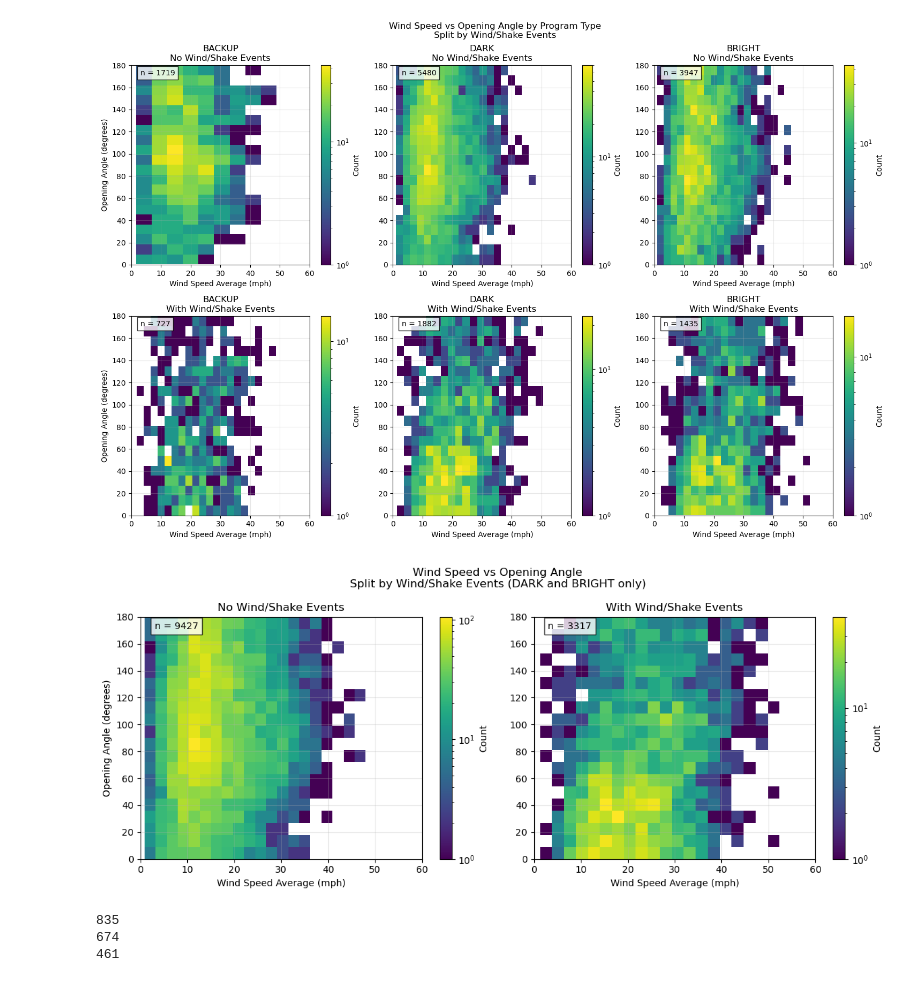
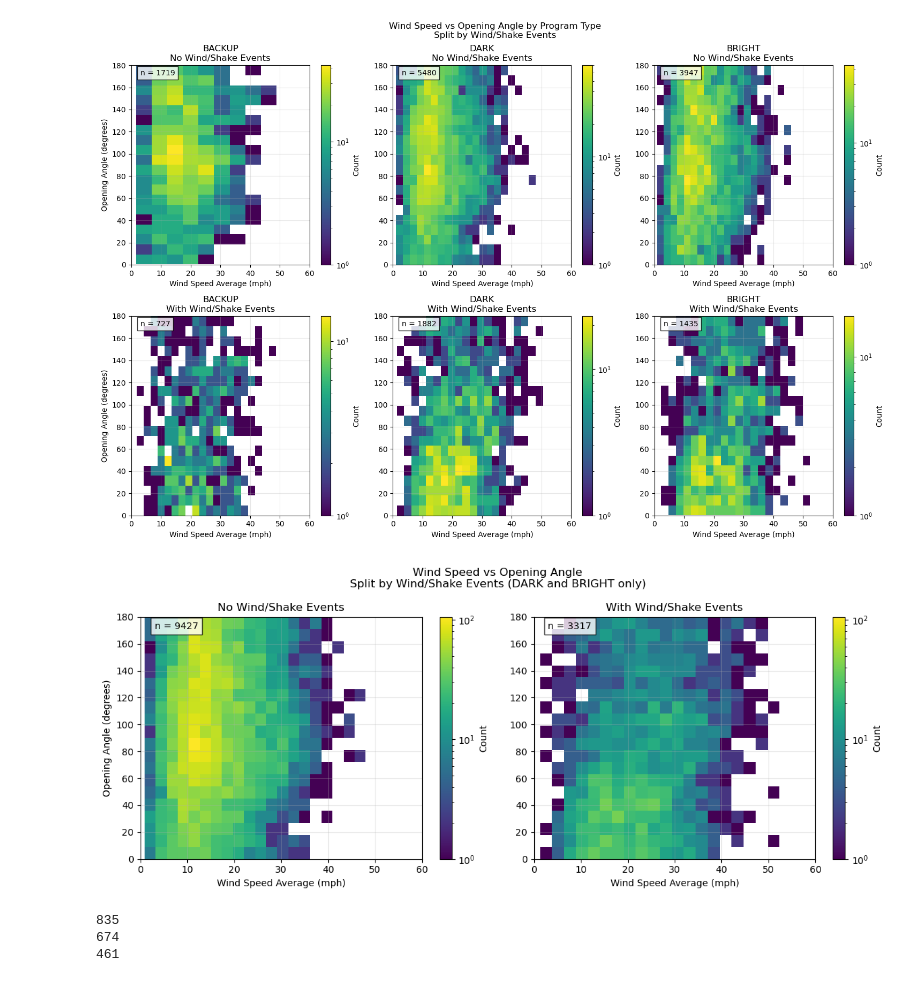
Before and after one commit to forero/wind_effects, a Jupyter notebook: plot_exposure_data.ipynb, the cells around one changed output. Saved outputs shown, nothing was run; the diff lists cells and outputs as text; code cells hidden in the pictures.

Commit message:
exposure data

```diff
--- a/plot_exposure_data.ipynb
+++ b/plot_exposure_data.ipynb
@@ -11,3 +9,6 @@ import matplotlib.pyplot as plt
 from scipy import stats
 # %%
-exposure_table = Table.read('extended_exposure_data.ecsv').to_pandas()
+extended_exposure_table = Table.read('extended_exposure_data.ecsv').to_pandas()
+wind_table = Table.read('wind_data.ecsv').to_pandas()
+shake_table = Table.read('wind_shake.ecsv').to_pandas()
+exposure_table = Table.read('exposure_data.ecsv').to_pandas()
@@ -275,6 +620,31 @@ def plot_wind_speed_vs_angle_2dhist_no_backup(df):
     # Create mask for DARK and BRIGHT programs
     program_mask = df['PROGRAM'].isin(['DARK', 'BRIGHT'])
 
+    # Calculate the overall min and max counts for consistent colorbar
+    all_counts = []
+    bins = (20, 20)
+
+    for has_events in [False, True]:
+        if has_events:
+            event_mask = (df['WIND_GUST_SUM'] + df['WIND_SHAKE_SUM']) > 0
+        else:
+            event_mask = (df['WIND_GUST_SUM'] + df['WIND_SHAKE_SUM']) == 0
+
+        combined_mask = program_mask & event_mask
+        filtered_data = df[combined_mask]
+
+        counts, _, _ = np.histogram2d(filtered_data['WIND_SPEED_AVG'],
+                                    filtered_data['WIND_OPENING_ANGLE'],
+                                    bins=bins)
+        all_counts.append(counts)
+
+    # Find global min and max for colorbar (excluding zero counts)
+    vmin = min(np.min(counts[counts > 0]) for counts in all_counts)
+    vmax = max(np.max(counts) for counts in all_counts)
+
+    # Create norm with consistent range
+    norm = plt.matplotlib.colors.LogNorm(vmin=vmin, vmax=vmax)
+
     # Create histogram for each condition
     for i, has_events in enumerate([False, True]):
         ax = axes[i]
@@ -291,44 +661,44 @@ def plot_wind_speed_vs_angle_2dhist_no_backup(df):
         combined_mask = program_mask & event_mask
         filtered_data = df[combined_mask]
 
-        # Create 2D histogram
+        # Create 2D histogram with shared norm
         hist = ax.hist2d(filtered_data['WIND_SPEED_AVG'],
                         filtered_data['WIND_OPENING_ANGLE'],
-                        bins=(20, 20),
+                        bins=bins,
                         cmap='viridis',
-                        norm=plt.matplotlib.colors.LogNorm())
+                        norm=norm)
 
         # Add colorbar
         plt.colorbar(hist[3], ax=ax, label='Count')
 
         # Add labels
         ax.set_xlabel('Wind Speed Average (mph)')
         if i == 0:
             ax.set_ylabel('Opening Angle (degrees)')
         ax.set_title(f'{title_prefix} Wind/Shake Events')
 
         # Set axis limits
         ax.set_ylim(0, 180)
         ax.set_xlim(0, 60)
 
         # Add grid
         ax.grid(True, alpha=0.3)
 
         # Add count of points
         count = len(filtered_data)
         ax.text(0.05, 0.95, f'n = {count}',
                 transform=ax.transAxes,
                 bbox=dict(facecolor='white', alpha=0.8))
 
     # Adjust layout to prevent overlap
     plt.tight_layout()
 
     return fig, axes
 
 fig, axes = plot_wind_speed_vs_angle_2dhist_no_backup(new_exposure_table)
 plt.savefig('summary_2d_no_backup.jpg')
 # %% [output]
-[figure, old version]
+[figure, new version]
 # %%
 dark_high_speed = (new_exposure_table['WIND_SPEED_AVG']>30.0) & (new_exposure_table['PROGRAM']=='DARK')
 high_speed = (new_exposure_table['WIND_SPEED_AVG']>30.0)
```
Also changed, not shown: parts of 14 cells of this notebook.
